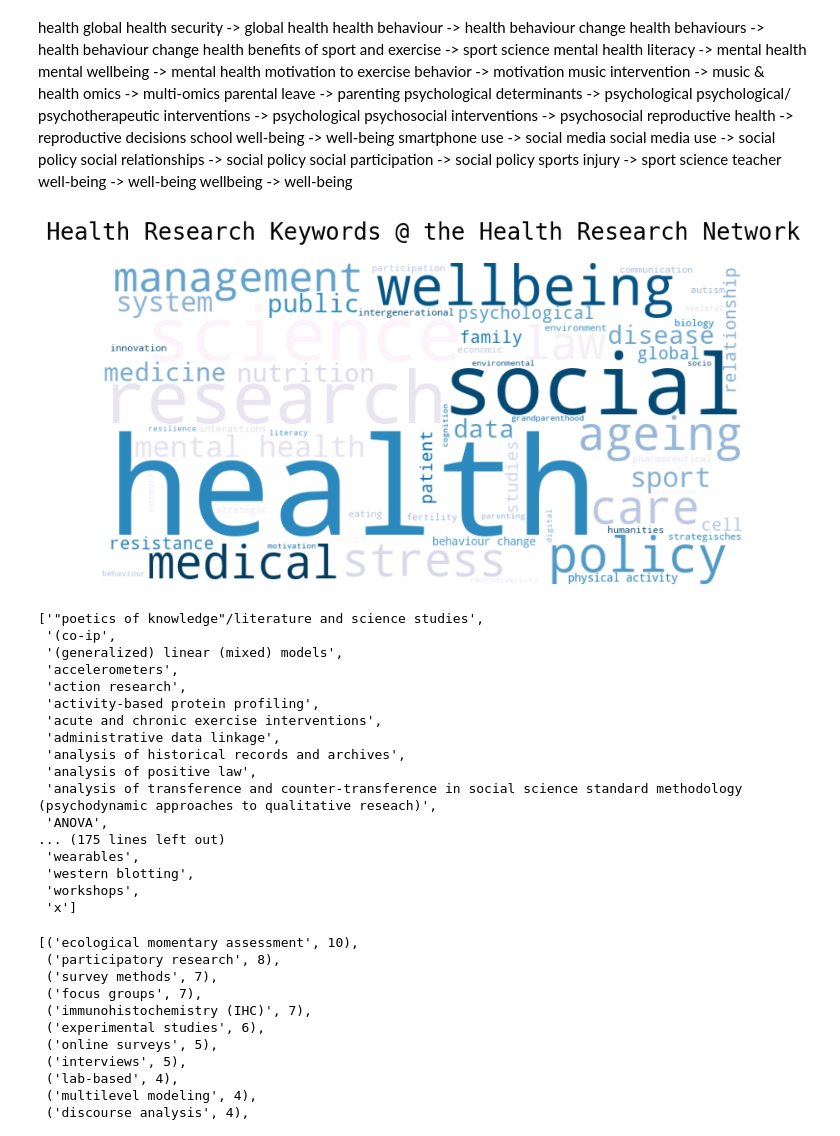
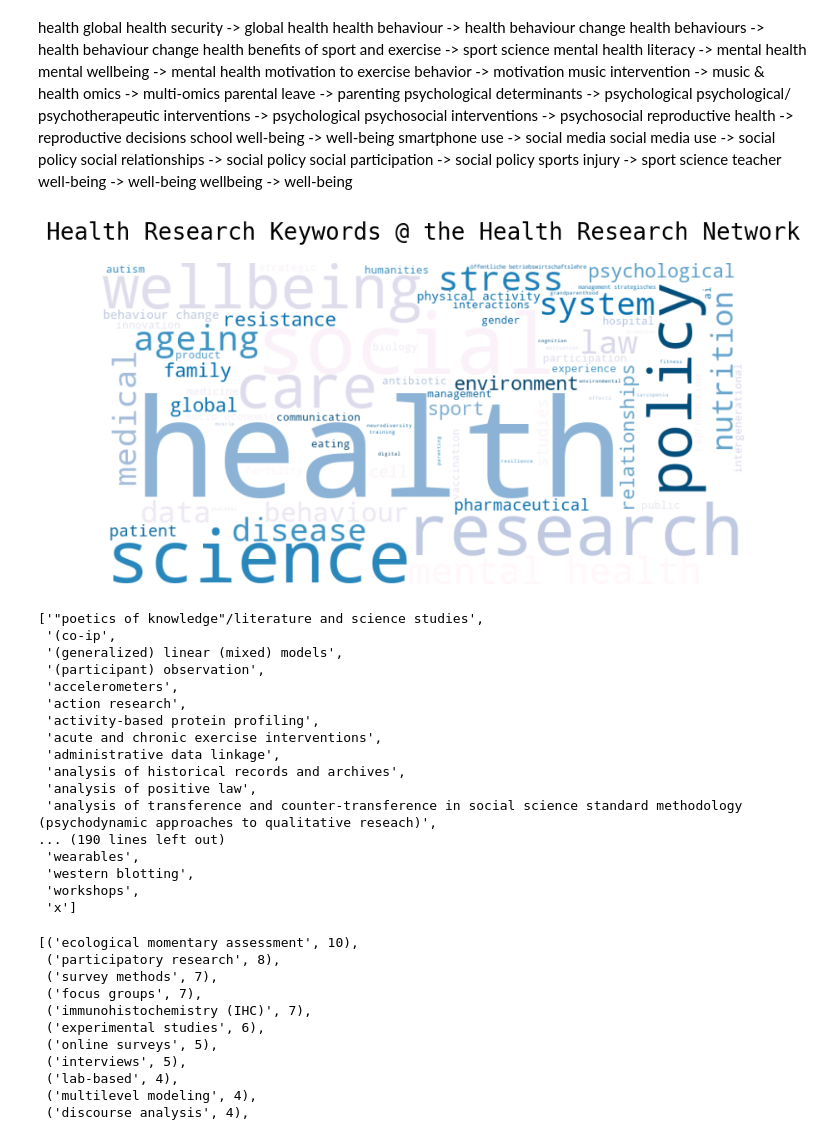
Before and after one commit to lakhi/health_in_society_research_network, a Jupyter notebook: notebooks/word_clouds.ipynb, the cells around one changed output. Drawn from its saved outputs; the diff is of its cells as text; code cells hidden in the pictures.

```diff
--- a/notebooks/word_clouds.ipynb
+++ b/notebooks/word_clouds.ipynb
@@ -42,10 +42,14 @@ df['health_research_keywords'] = df['health_research_keywords'].apply(lambda x:
 # %%
 health_keyword_replacements = {
     'aging': 'ageing',
+    ' ageing': 'ageing',
+    'artificial intelligence': 'AI',
     'AI and health': 'AI',
     'cultural': 'culture',
     'culture notions': 'culture',
     'digital health divide': 'digital health',
+    ' eating': 'eating behaviour',
+    'eating behavior': 'eating behaviour',
     'families': 'family',
     'family formation processes': 'family',
     'global health politics & governance': 'global health',
@@ -55,21 +59,37 @@ health_keyword_replacements = {
     'health benefits of sport and exercise': 'sport science',
     'mental health literacy': 'mental health',
     'mental wellbeing': 'mental health',
+    'metabolic networks': 'metabolism',
+    'microbial metabolites': 'microbiome',
     'motivation to exercise behavior': 'motivation',
     'music intervention': 'music & health',
+    'nutrition and health literacy': 'nutrition',
+    'nutrition of vulnerable groups': 'nutrition',
     'omics': 'multi-omics',
     'parental leave': 'parenting',
+    'performing under pressure': 'performance psychology',
     'psychological determinants': 'psychological',
     'psychological/ psychotherapeutic interventions': 'psychological',
     'psychosocial interventions': 'psychosocial',
+    'public and non-profit management (öffentliche betriebswirtschaftslehre)': 'öffentliche betriebswirtschaftslehre',
+    'public health': 'öffentliche betriebswirtschaftslehre',
+    'publics': 'öffentliche betriebswirtschaftslehre',
     'reproductive health': 'reproductive decisions',
+    'relationship between medical law and medical ethics': 'relationships',
     'school well-being': 'wellbeing',
     'smartphone use': 'social media',
     'social media use': 'social policy',
     'social relationships': 'social policy',
     'social participation': 'social policy',
-    'sports injury': 'sport science',
+    'sports injury': 'sports and preventive medicine',
+    'sports medicine sports cardiology exercise physiology preventive medicine sports and exercise as medicine': 'sports and preventive medicine',
+    'sex differences': 'sex/gender',
+    'socio-economic disadvantage': 'socio-economic',
+    'sociology of professions': 'socio-economic',
+    'sustainable nutrition': 'nutrition',
     'teacher well-being': 'wellbeing',
+    'vaccination policy': 'vaccination',
+    'vaccine hesitancy': 'vaccination',
     'well-being': 'wellbeing'
 }
 
@@ -170,17 +190,17 @@ sports injury -> sport science
 teacher well-being -> well-being
 wellbeing -> well-being
 # %%
-wordcloud = WordCloud(width=800, height=400, max_words=60, background_color="white", colormap='PuBu').generate(health_keywords_text)
+wordcloud = WordCloud(width=800, height=400, max_words=70, background_color="white", colormap='PuBu').generate(health_keywords_text)
 plt.figure()
 
 plt.imshow(wordcloud, interpolation='bilinear')
 plt.gcf().set_size_inches(10, 8)
 plt.axis("off")
 plt.title("Health Research Keywords @ the Health Research Network", fontsize=20, fontfamily='monospace', pad=20)
 
 plt.show()
 # %% [output]
-[figure, old version]
+[figure, new version]
 # %%
 df['research_methods_keywords'] = df['research_methods_keywords'].apply(lambda x: [keyword.lower() for keyword in x])
 # %%
@@ -265,6 +285,7 @@ unique_rm_keywords_sorted
 ['"poetics of knowledge"/literature and science studies',
  '(co-ip',
  '(generalized) linear (mixed) models',
+ '(participant) observation',
  'accelerometers',
  'action research',
  'activity-based protein profiling',
@@ -273,8 +294,7 @@ unique_rm_keywords_sorted
  'analysis of historical records and archives',
  'analysis of positive law',
  'analysis of transference and counter-transference in social science standard methodology (psychodynamic approaches to qualitative reseach)',
- 'ANOVA',
-... (175 lines left out)
+... (190 lines left out)
  'wearables',
  'western blotting',
  'workshops',
```
Also changed, not shown: parts of 2 cells of this notebook, 6 other files.
